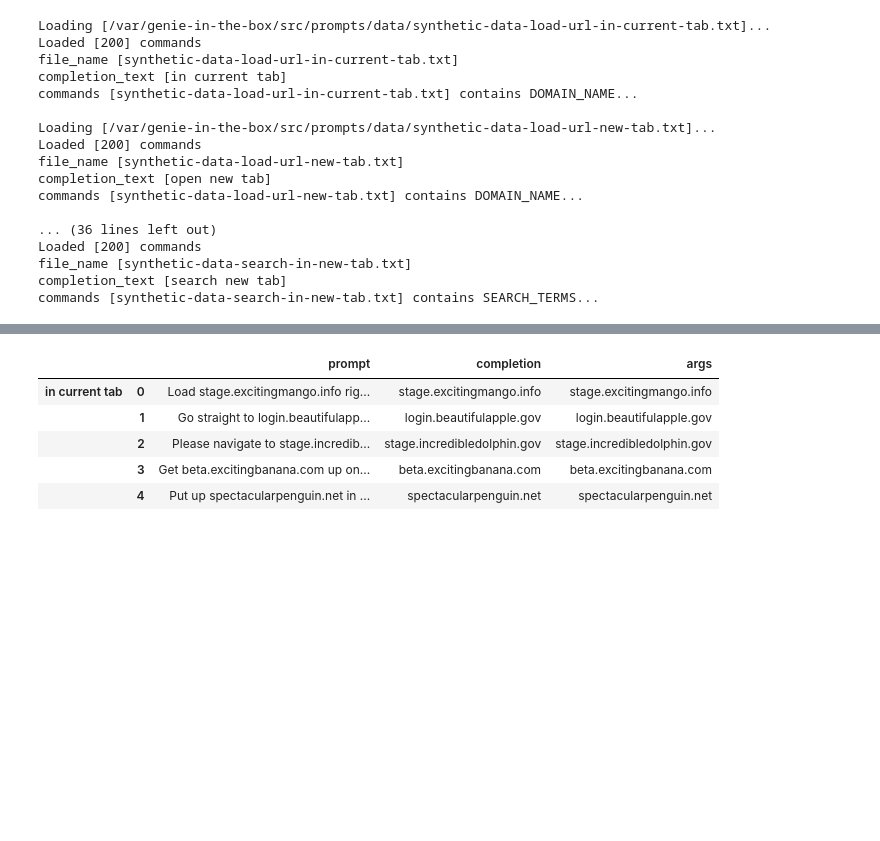
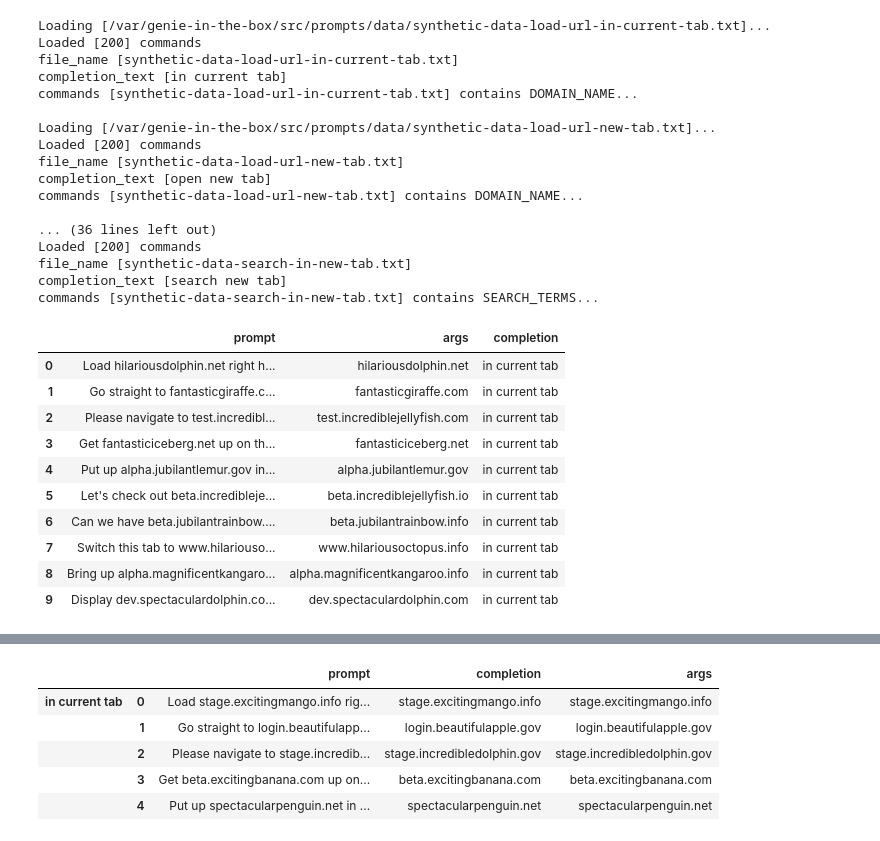
Before and after one commit to deepily/genie-in-the-box, a Jupyter notebook: src/notebooks/synthetic-data-generation-plain-text.ipynb, the cells around one changed output, grey strips where cells are left out. Saved outputs shown, nothing was run; the diff lists cells and outputs as text; code cells hidden in the pictures; blank space fills up the shorter version.

```diff
--- a/src/notebooks/synthetic-data-generation-plain-text.ipynb
+++ b/src/notebooks/synthetic-data-generation-plain-text.ipynb
@@ -285,3 +302,17 @@ Loaded [200] commands
 file_name [synthetic-data-search-in-new-tab.txt]
 completion_text [search new tab]
 commands [synthetic-data-search-in-new-tab.txt] contains SEARCH_TERMS...
+# %%
+vox_command_dfs[ "in current tab" ].head( 10 )
+# %% [output]
+|  | prompt | args | completion |
+| 0 | Load hilariousdolphin.net right h... | hilariousdolphin.net | in current tab |
+| 1 | Go straight to fantasticgiraffe.c... | fantasticgiraffe.com | in current tab |
+| 2 | Please navigate to test.incredibl... | test.incrediblejellyfish.com | in current tab |
+| 3 | Get fantasticiceberg.net up on th... | fantasticiceberg.net | in current tab |
+| 4 | Put up alpha.jubilantlemur.gov in... | alpha.jubilantlemur.gov | in current tab |
+| 5 | Let's check out beta.incredibleje... | beta.incrediblejellyfish.io | in current tab |
+| 6 | Can we have beta.jubilantrainbow.... | beta.jubilantrainbow.info | in current tab |
+| 7 | Switch this tab to www.hilariouso... | www.hilariousoctopus.info | in current tab |
+| 8 | Bring up alpha.magnificentkangaro... | alpha.magnificentkangaroo.info | in current tab |
+| 9 | Display dev.spectaculardolphin.co... | dev.spectaculardolphin.com | in current tab |
```
Also changed, not shown: parts of 9 cells of this notebook.
